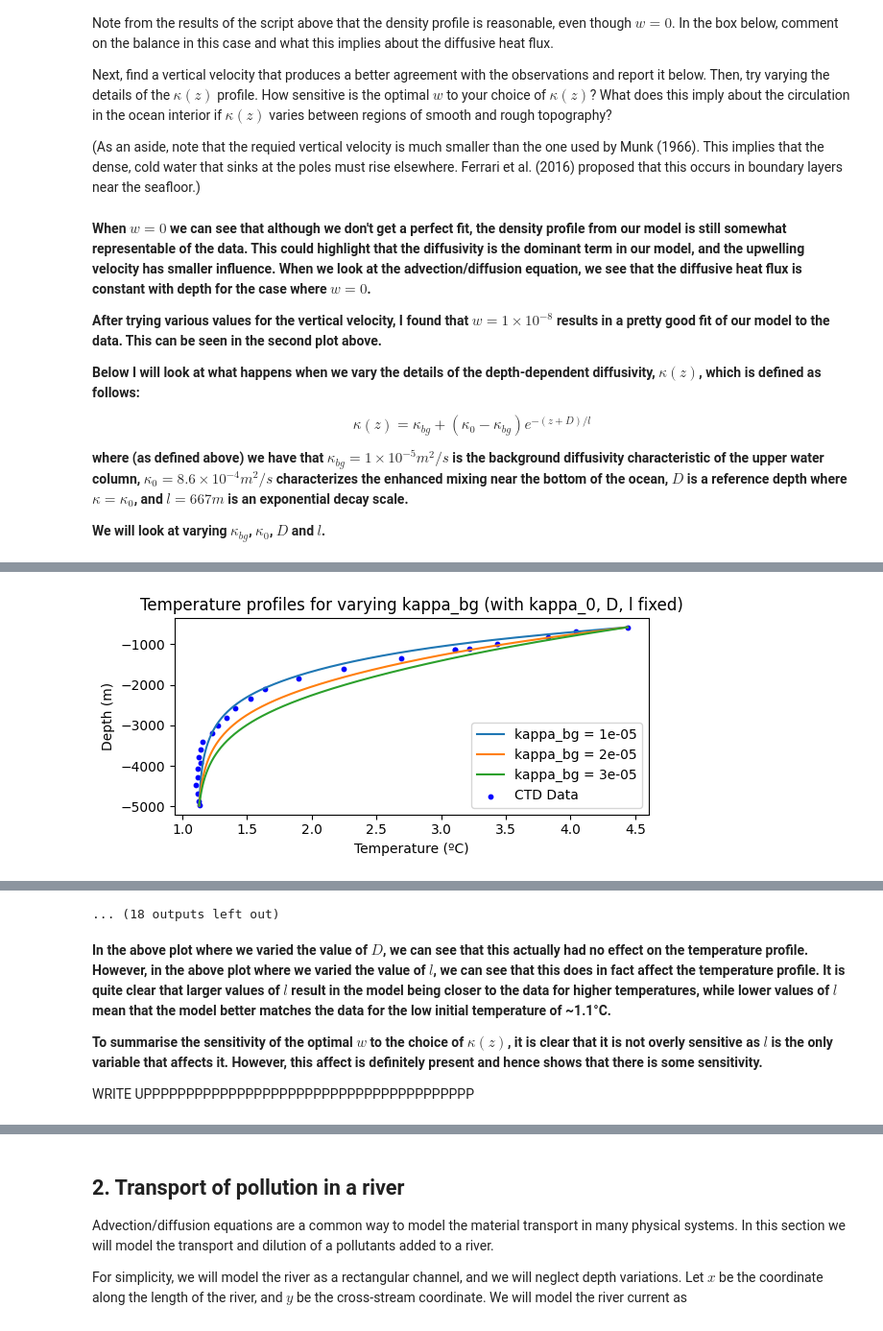
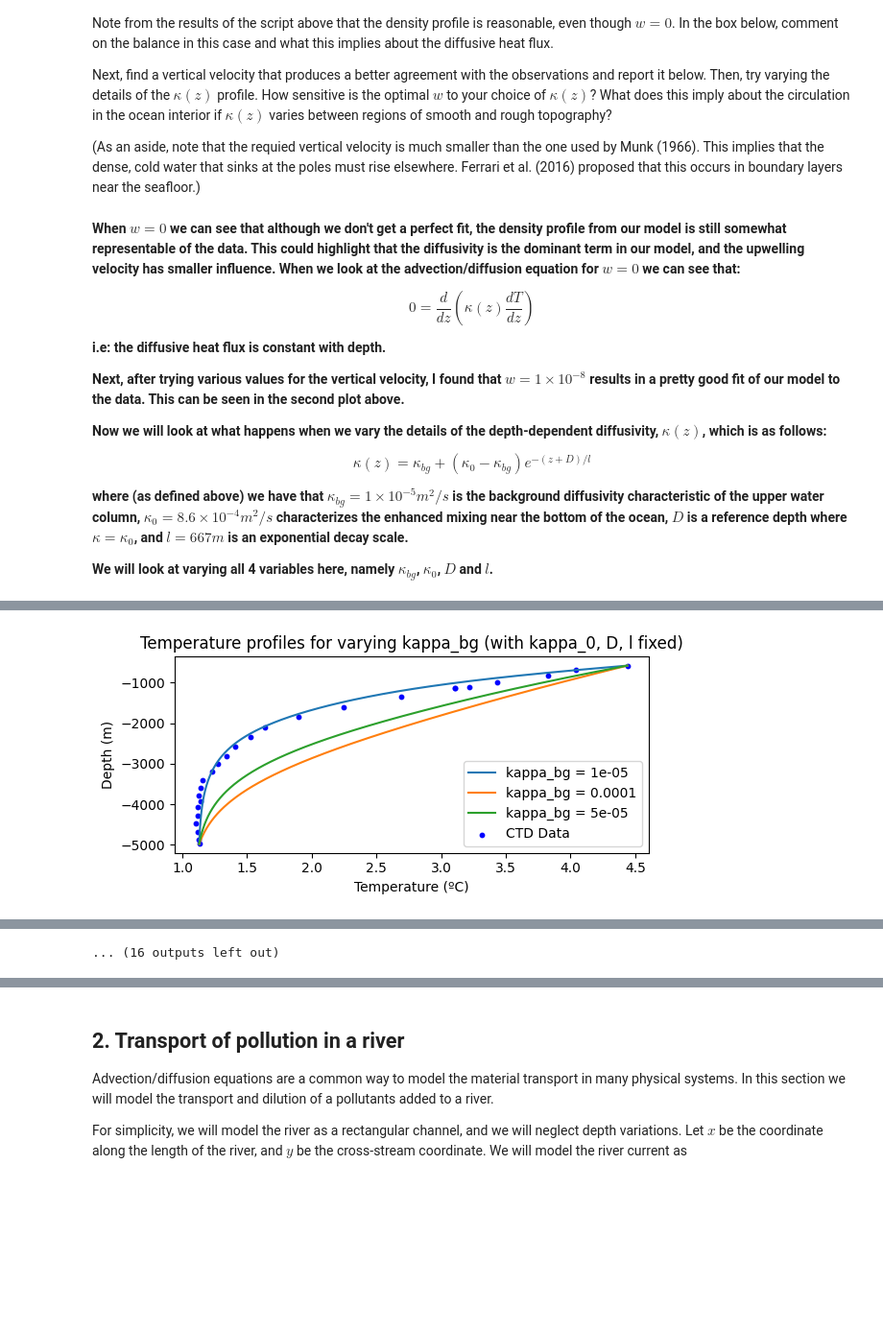
Before and after one commit to isabelgilchristmiller/QCES, a Jupyter notebook: Project2_transport.ipynb, the cells around one changed output, grey strips where cells are left out. Shown at 96% size. Cells and saved outputs as stored; diff of their text form; code cells hidden in the pictures; blank space fills up the shorter version.

```diff
--- a/Project2_transport.ipynb
+++ b/Project2_transport.ipynb
@@ -294,17 +294,21 @@ Next, find a vertical velocity that produces a better agreement with the observa
 
 (As an aside, note that the requied vertical velocity is much smaller than the one used by Munk (1966). This implies that the dense, cold water that sinks at the poles must rise elsewhere. Ferrari et al. (2016) proposed that this occurs in boundary layers near the seafloor.)
 # %% [markdown]
-**When $w=0$ we can see that although we don't get a perfect fit, the density profile from our model is still somewhat representable of the data. This could highlight that the diffusivity is the dominant term in our model, and the upwelling velocity has smaller influence. When we look at the advection/diffusion equation, we see that the diffusive heat flux is constant with depth for the case where $w=0$.**
+**When $w=0$ we can see that although we don't get a perfect fit, the density profile from our model is still somewhat representable of the data. This could highlight that the diffusivity is the dominant term in our model, and the upwelling velocity has smaller influence. When we look at the advection/diffusion equation for $w=0$ we can see that:**
 
-**After trying various values for the vertical velocity, I found that $w = 1 \times 10^{-8}$ results in a pretty good fit of our model to the data. This can be seen in the second plot above.**
+$$ 0 = \frac{d}{dz}\left(\kappa(z) \frac{dT}{dz}\right)$$
 
-**Below I will look at what happens when we vary the details of the depth-dependent diffusivity, $\kappa(z)$, which is defined as follows:**
+**i.e: the diffusive heat flux is constant with depth.**
+
+**Next, after trying various values for the vertical velocity, I found that $w = 1 \times 10^{-8}$ results in a pretty good fit of our model to the data. This can be seen in the second plot above.**
+
+**Now we will look at what happens when we vary the details of the depth-dependent diffusivity, $\kappa(z)$, which is as follows:**
 
 $$ \kappa(z)=\kappa_{bg} + (\kappa_0-\kappa_{bg})e^{-(z+D)/l} $$
 
 **where  (as defined above) we have that $\kappa_{bg}=1\times 10^{-5} m^2/s$ is the background diffusivity characteristic of the upper water column, $\kappa_0=8.6\times 10^{-4} m^2/s$ characterizes the enhanced mixing near the bottom of the ocean, $D$ is a reference depth where $\kappa=\kappa_0$, and $l=667m$ is an exponential decay scale.**
 
-**We will look at varying $\kappa_{bg}$, $\kappa_0$, $D$ and $l$.**
+**We will look at varying all 4 variables here, namely $\kappa_{bg}$, $\kappa_0$, $D$ and $l$.**
 # %%
 """ Dedalus script to solve the steady advection/diffusion equation with a spatially-variable diffusivity """
 
@@ -321,7 +325,7 @@ w = 1e-8 # m/s
 
 # we vary the kappa_bg values
 plt.figure(figsize=(6, 3))
-kappa_bg_values = {1e-5, 2e-5, 3e-5} # m^2/s
+kappa_bg_values = {1e-5, 5e-5, 1e-4} # m^2/s
 kappa_0_values = 8.6e-4 # m^2/s
 D_values = -5e3 # m
 l_values = 667 # m
@@ -376,7 +380,7 @@ plt.show()
 # now we vary the kappa_0 values
 plt.figure(figsize=(6, 3))
 kappa_bg_values = 1e-5 # m^2/s
-kappa_0_values = {8.6e-1, 8.6e-3, 8.6e-5, 8.6e-7} # m^2/s
+kappa_0_values = {5e-5, 8.6e-4, 1e-3} # m^2/s
 D_values = -5e3 # m
 l_values = 667 # m
 
@@ -431,7 +435,7 @@ plt.show()
 plt.figure(figsize=(6, 3))
 kappa_bg_values = 1e-5 # m^2/s
 kappa_0_values = 8.6e-4 # m^2/s
-D_values = {-5e1, -5e3, -5e5} # m
+D_values = {-5e2, -5e3, -5e4} # m
 l_values = 667 # m
 
 for i,variable in enumerate(D_values):
@@ -486,7 +490,7 @@ plt.figure(figsize=(6, 3))
 kappa_bg_values = 1e-5 # m^2/s
 kappa_0_values = 8.6e-4 # m^2/s
 D_values = -5e3 # m
-l_values = {333, 667, 1000} # m
+l_values = {267, 467, 667} # m
 
 for i,variable in enumerate(l_values):
   # Bases
@@ -533,5 +537,4 @@ plt.ylabel('Depth (m)')
 plt.title(f'Temperature profiles for varying the expontential decay scale l (with kappa_bg, kappa_0, D fixed)')
 plt.legend() # Add a legend
 plt.tight_layout()
-plt.show()
 # %% [output]
@@ -544 +547 @@ INFO:subsystems:Building subproblem matrices 1/1 (~100%) Elapsed: 0s, Remaining:
-[figure, old version]
+[figure, new version]
@@ -550,7 +553 @@ INFO:subsystems:Building subproblem matrices 1/1 (~100%) Elapsed: 0s, Remaining:
-... (18 outputs left out)
+... (16 outputs left out)
-# %% [markdown]
-**In the above plot where we varied the value of $D$, we can see that this actually had no effect on the temperature profile. However, in the above plot where we varied the value of $l$, we can see that this does in fact affect the temperature profile. It is quite clear that larger values of $l$ result in the model being closer to the data for higher temperatures, while lower values of $l$ mean that the model better matches the data for the low initial temperature of ~1.1°C.**
-
-**To summarise the sensitivity of the optimal $w$ to the choice of $κ(z)$, it is clear that it is not overly sensitive as $l$ is the only variable that affects it. However, this affect is definitely present and hence shows that there is some sensitivity.**
-
-WRITE UPPPPPPPPPPPPPPPPPPPPPPPPPPPPPPPPPPPPPPP
```
Also changed, not shown: parts of 11 cells of this notebook.
